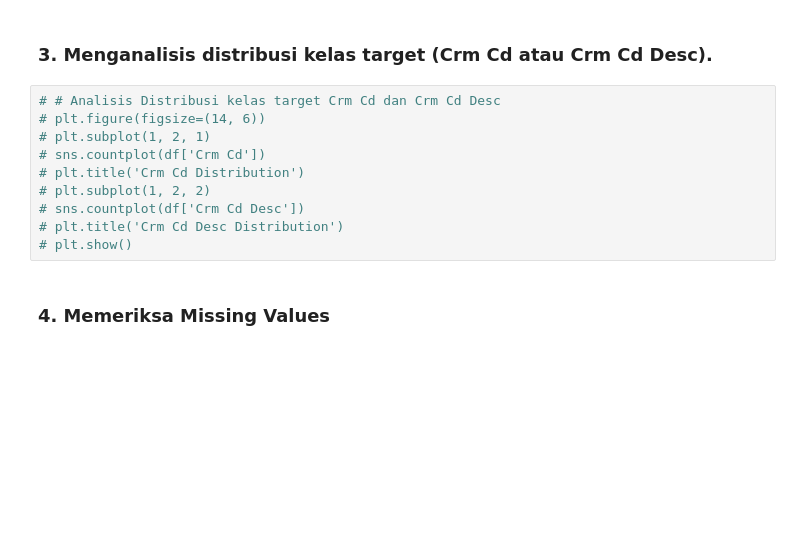
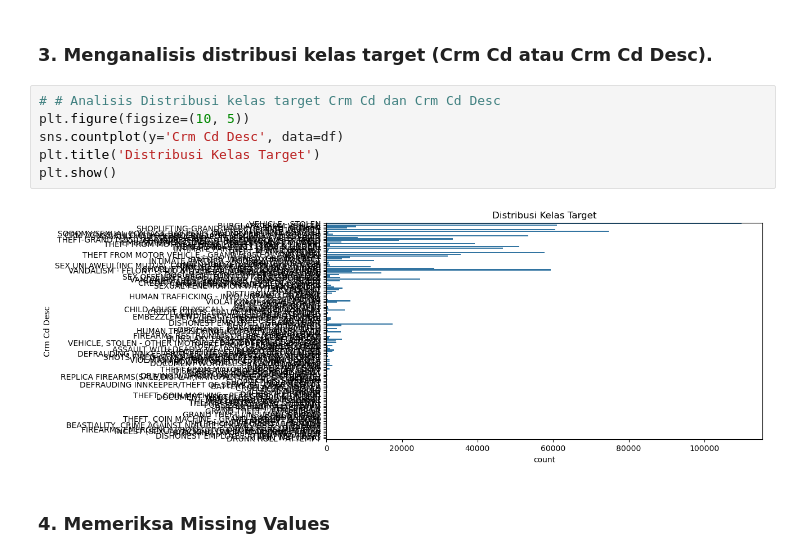
Before and after one commit to Hizwara/tugas1pap, a Jupyter notebook: tugas1/tugas1.ipynb, the cells around one changed output. Saved outputs shown, nothing was run; the diff lists cells and outputs as text; blank space fills up the shorter version.

```diff
--- a/tugas1/tugas1.ipynb
+++ b/tugas1/tugas1.ipynb
@@ -140,14 +140,12 @@ Total Categorical Columns:  13
 ### 3. Menganalisis distribusi kelas target (Crm Cd atau Crm Cd Desc).
 # %%
 # # Analisis Distribusi kelas target Crm Cd dan Crm Cd Desc
-# plt.figure(figsize=(14, 6))
-# plt.subplot(1, 2, 1)
-# sns.countplot(df['Crm Cd'])
-# plt.title('Crm Cd Distribution')
-# plt.subplot(1, 2, 2)
-# sns.countplot(df['Crm Cd Desc'])
-# plt.title('Crm Cd Desc Distribution')
-# plt.show()
+plt.figure(figsize=(10, 5))
+sns.countplot(y='Crm Cd Desc', data=df)
+plt.title('Distribusi Kelas Target')
+plt.show()
+# %% [output]
+[figure, added]
 # %% [markdown]
 ### 4. Memeriksa Missing Values
 # %%
```
Also changed, not shown: parts of 15 cells of this notebook, 1 other file.
